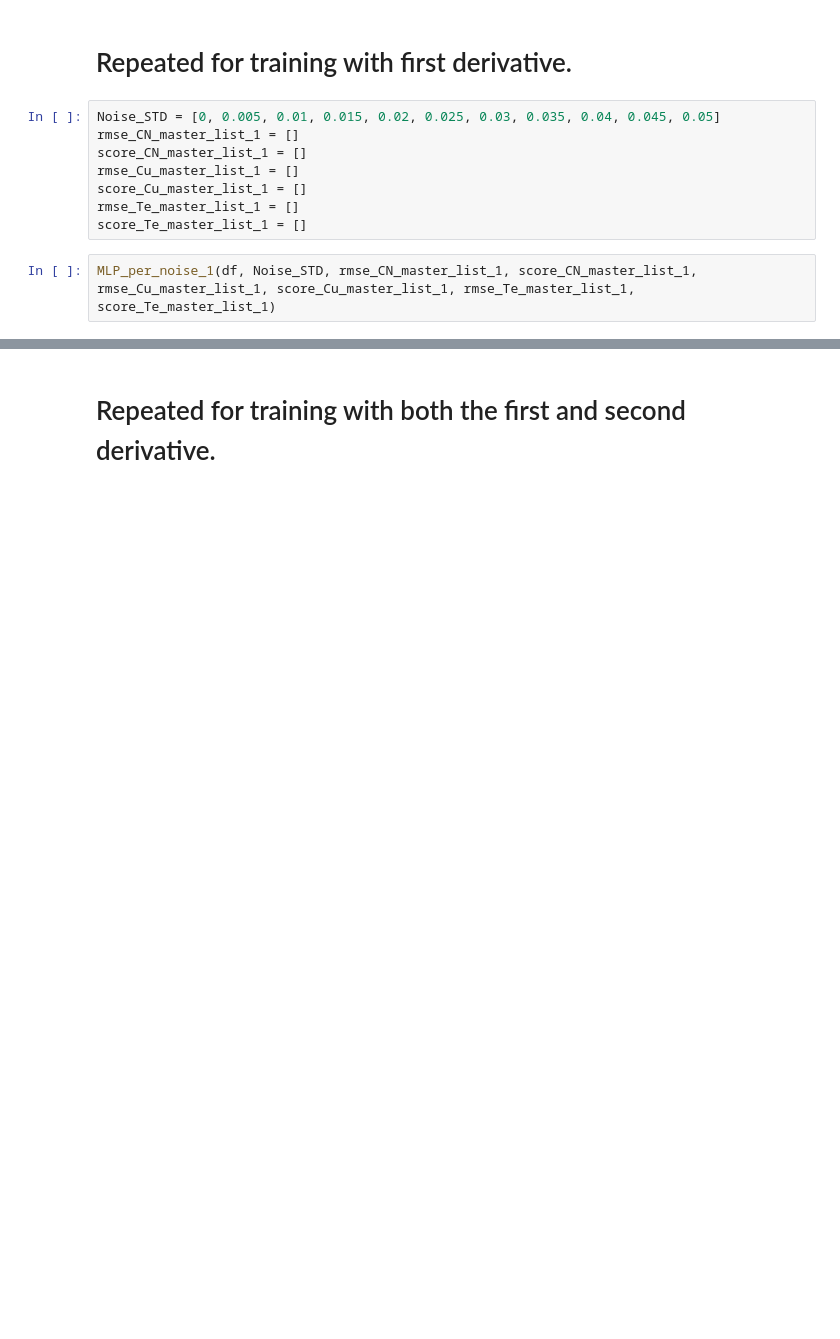
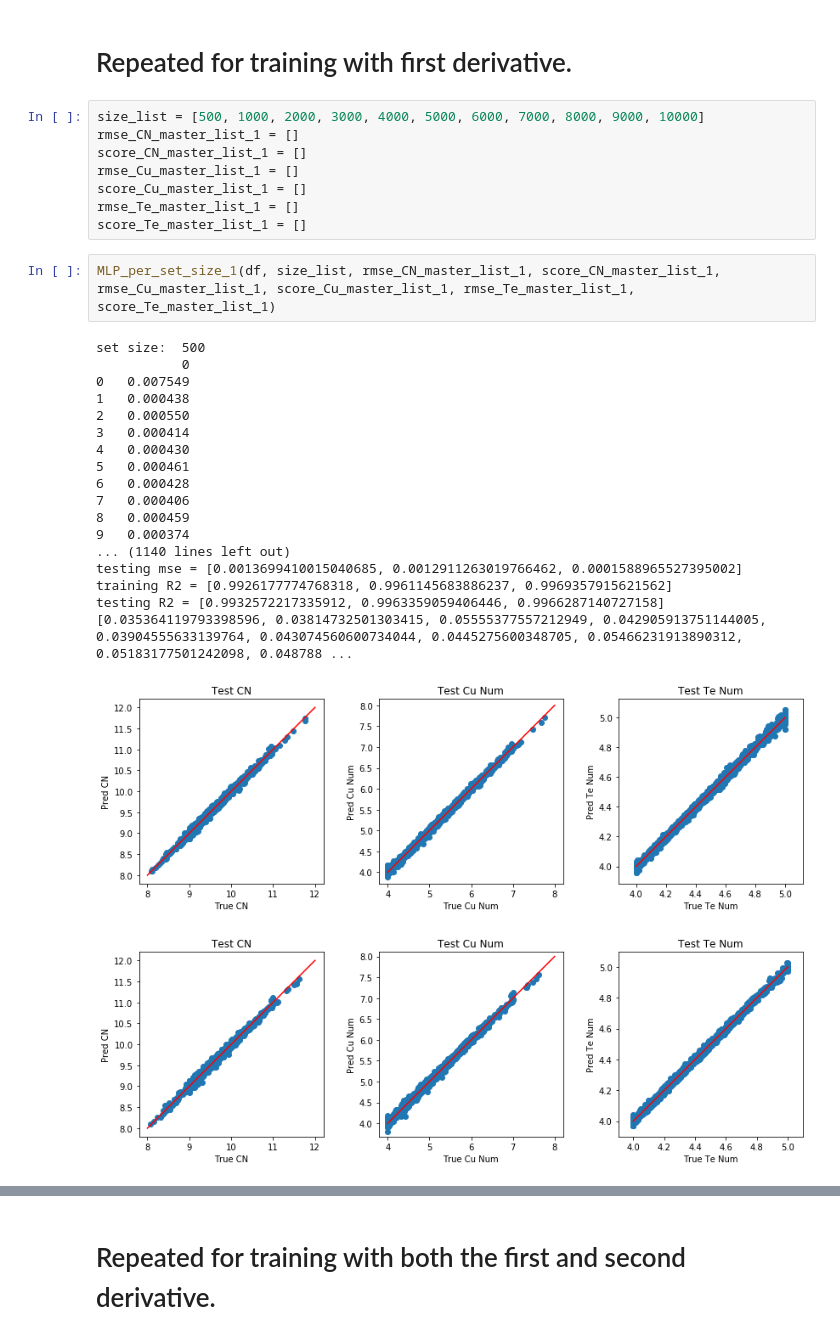
Before and after one commit to PredictXANES/XANES_Capstone, a Jupyter notebook: examples/MLPRegressor_lbfgs_0noise.ipynb, the cells around one changed output, grey strips where cells are left out. Cells and saved outputs as stored; diff of their text form; blank space fills up the shorter version.

```diff
--- a/examples/MLPRegressor_lbfgs_0noise.ipynb
+++ b/examples/MLPRegressor_lbfgs_0noise.ipynb
@@ -217,12 +251,32 @@ MLP_per_set_size(df, Noise_STD, rmse_CN_master_list, score_CN_master_list, rmse_
 # %% [markdown]
 # Repeated for training with first derivative.
-# %%
-Noise_STD = [0, 0.005, 0.01, 0.015, 0.02, 0.025, 0.03, 0.035, 0.04, 0.045, 0.05]
-rmse_CN_master_list_1 = []
-score_CN_master_list_1 = []
-rmse_Cu_master_list_1 = []
-score_Cu_master_list_1 = []
-rmse_Te_master_list_1 = []
-score_Te_master_list_1 = []
+# %%
+size_list = [500, 1000, 2000, 3000, 4000, 5000, 6000, 7000, 8000, 9000, 10000]
+rmse_CN_master_list_1 = []
+score_CN_master_list_1 = []
+rmse_Cu_master_list_1 = []
+score_Cu_master_list_1 = []
+rmse_Te_master_list_1 = []
+score_Te_master_list_1 = []
 # %%
-MLP_per_noise_1(df, Noise_STD, rmse_CN_master_list_1, score_CN_master_list_1, rmse_Cu_master_list_1, score_Cu_master_list_1, rmse_Te_master_list_1, score_Te_master_list_1)
+MLP_per_set_size_1(df, size_list, rmse_CN_master_list_1, score_CN_master_list_1, rmse_Cu_master_list_1, score_Cu_master_list_1, rmse_Te_master_list_1, score_Te_master_list_1)
+# %% [output]
+set size:  500
+           0
+0   0.007549
+1   0.000438
+2   0.000550
+3   0.000414
+4   0.000430
+5   0.000461
+6   0.000428
+7   0.000406
+8   0.000459
+9   0.000374
+... (1140 lines left out)
+testing mse = [0.0013699410015040685, 0.0012911263019766462, 0.0001588965527395002]
+training R2 = [0.9926177774768318, 0.9961145683886237, 0.9969357915621562]
+testing R2 = [0.9932572217335912, 0.9963359059406446, 0.9966287140727158]
+[0.035364119793398596, 0.03814732501303415, 0.05555377557212949, 0.042905913751144005, 0.03904555633139764, 0.043074560600734044, 0.0445275600348705, 0.05466231913890312, 0.05183177501242098, 0.048788 ...
+[figure, added]
+[figure, added]
```
Also changed, not shown: parts of 16 cells of this notebook.
